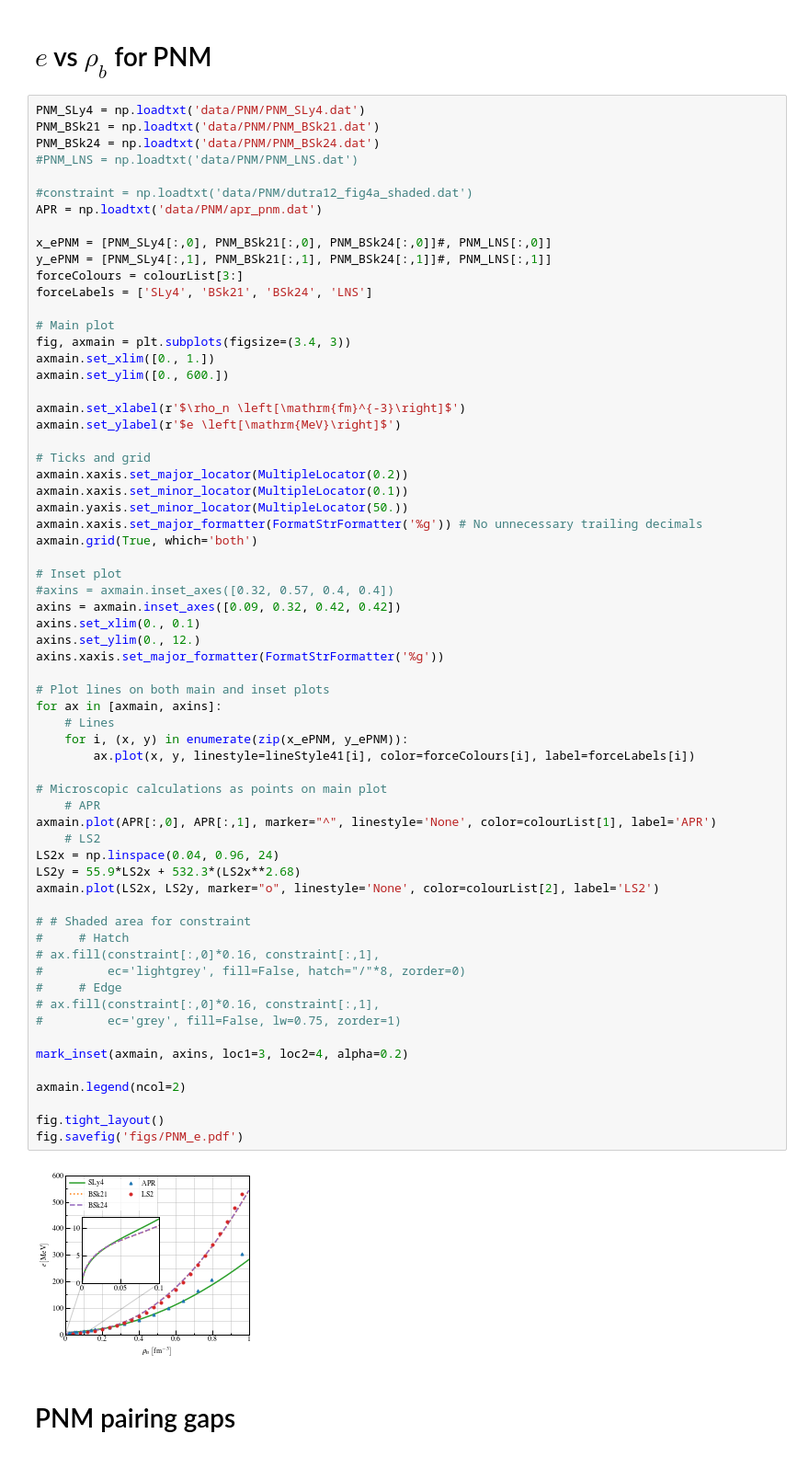
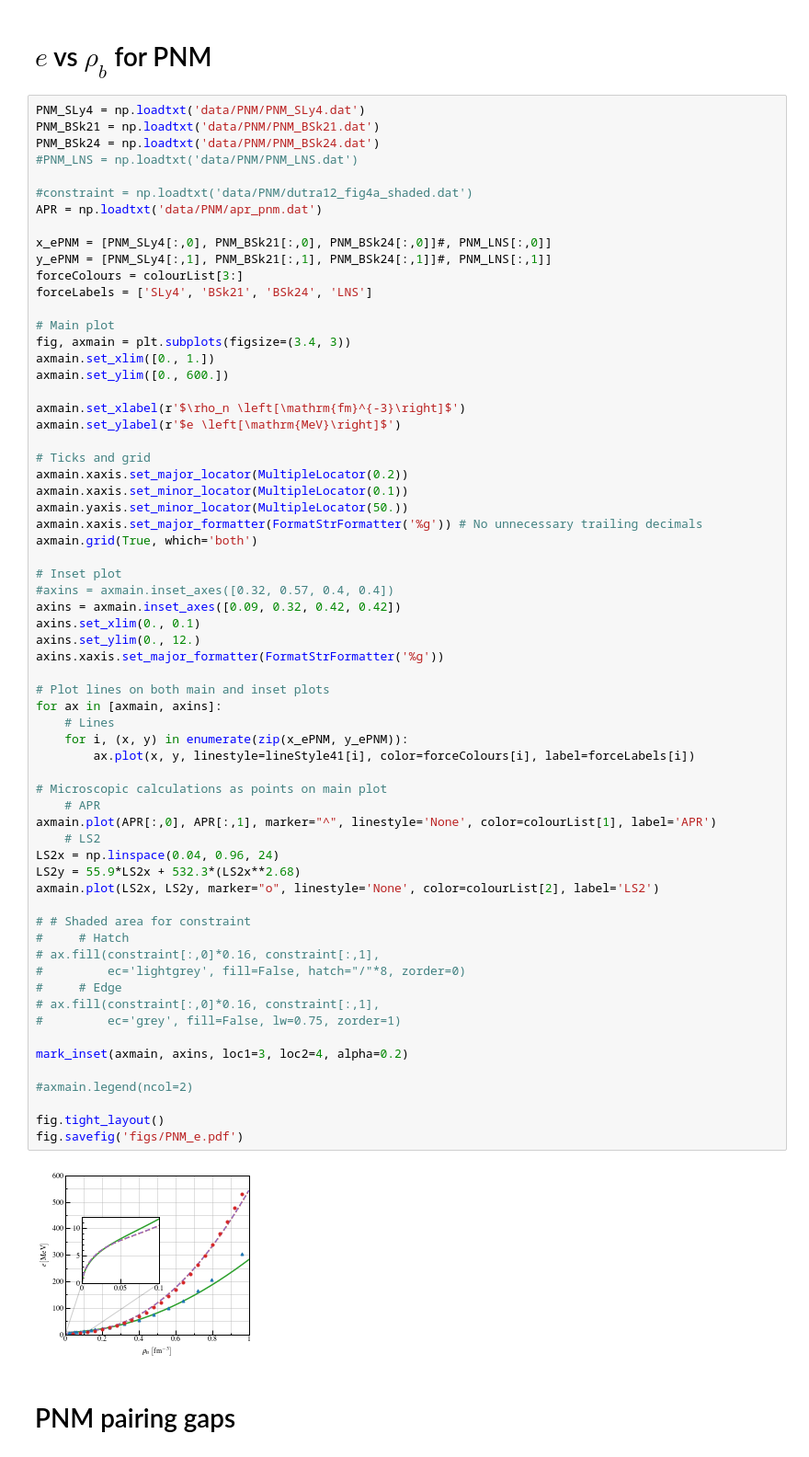
Before and after one commit to mgeshelley/etfsi_neutron_pairing, a Jupyter notebook: etf_hfb_paper_plots.ipynb, the cells around one changed output. Shown: that part at 92% size. Saved outputs shown, nothing was run; the diff lists cells and outputs as text.

```diff
--- a/etf_hfb_paper_plots.ipynb
+++ b/etf_hfb_paper_plots.ipynb
@@ -275,35 +275,35 @@ axins.set_ylim(0., 12.)
 axins.xaxis.set_major_formatter(FormatStrFormatter('%g'))
 
 # Plot lines on both main and inset plots
 for ax in [axmain, axins]:
     # Lines
     for i, (x, y) in enumerate(zip(x_ePNM, y_ePNM)):
         ax.plot(x, y, linestyle=lineStyle41[i], color=forceColours[i], label=forceLabels[i])
 
 # Microscopic calculations as points on main plot
     # APR
 axmain.plot(APR[:,0], APR[:,1], marker="^", linestyle='None', color=colourList[1], label='APR')
     # LS2
 LS2x = np.linspace(0.04, 0.96, 24)
 LS2y = 55.9*LS2x + 532.3*(LS2x**2.68)
 axmain.plot(LS2x, LS2y, marker="o", linestyle='None', color=colourList[2], label='LS2')
 
 # # Shaded area for constraint
 #     # Hatch
 # ax.fill(constraint[:,0]*0.16, constraint[:,1],
 #         ec='lightgrey', fill=False, hatch="/"*8, zorder=0)
 #     # Edge
 # ax.fill(constraint[:,0]*0.16, constraint[:,1],
 #         ec='grey', fill=False, lw=0.75, zorder=1)
 
 mark_inset(axmain, axins, loc1=3, loc2=4, alpha=0.2)
 
-axmain.legend(ncol=2)
+#axmain.legend(ncol=2)
 
 fig.tight_layout()
 fig.savefig('figs/PNM_e.pdf')
 # %% [output]
-[figure, old version]
+[figure, new version]
 # %% [markdown]
 # PNM pairing gaps
 # %%
```
Also changed, not shown: 1 other file.
